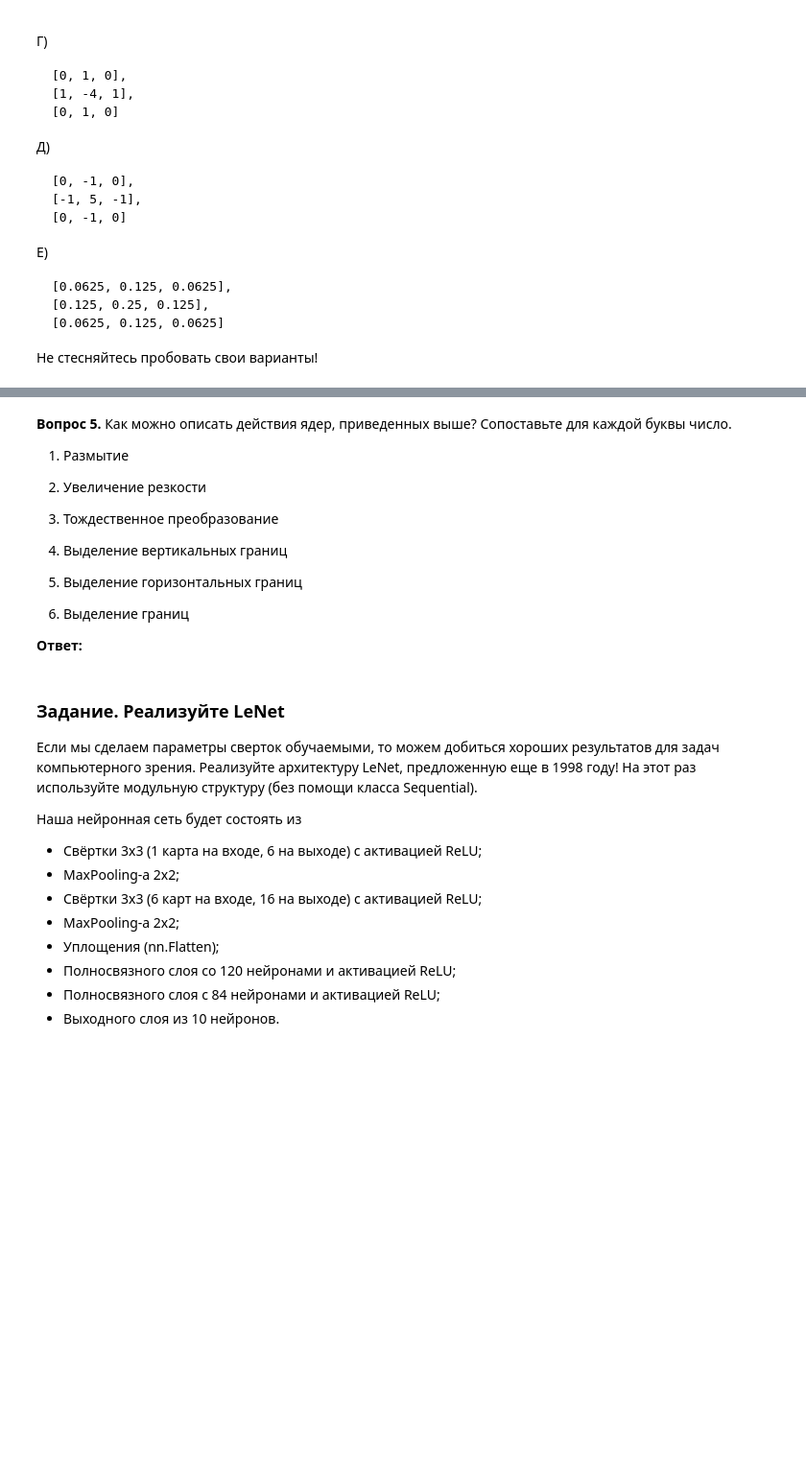
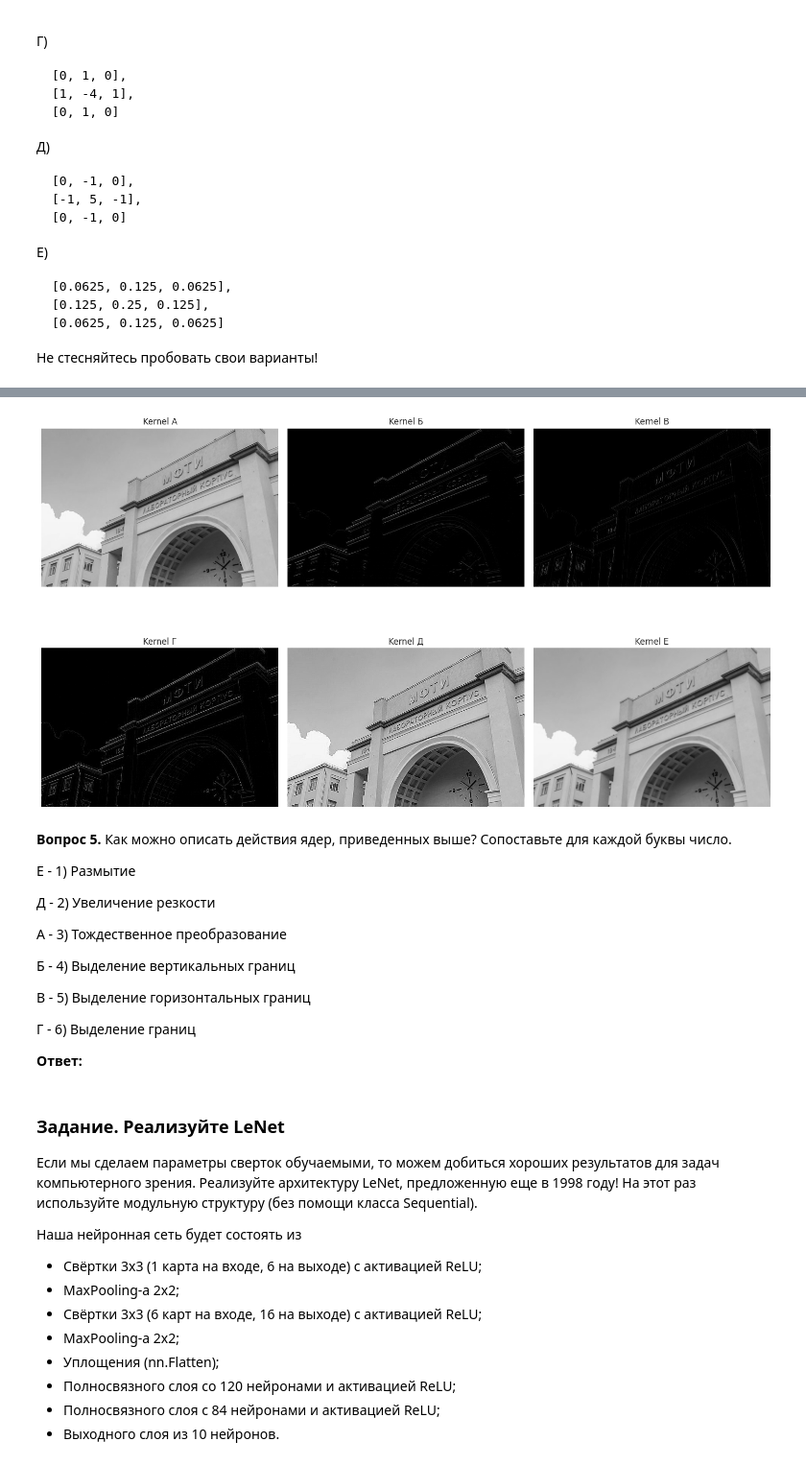
Before and after one commit to ryybiinana1/HW_Ml_course, a Jupyter notebook: week_05_convolutional_nets/Homework/hw_4_conv_cnn.ipynb, the cells around one changed output, grey strips where cells are left out. Shown at 96% size. Drawn from its saved outputs; the diff is of its cells as text; code cells hidden in the pictures; blank space fills up the shorter version.

```diff
--- a/week_05_convolutional_nets/Homework/hw_4_conv_cnn.ipynb
+++ b/week_05_convolutional_nets/Homework/hw_4_conv_cnn.ipynb
@@ -631,10 +644,19 @@ conv_5 = np.array([[0, -1, 0], [-1, 5, -1], [0, -1, 0]]) # Д
 conv_6 = np.array([[0.0625, 0.125, 0.0625], [0.125, 0.25, 0.125], [0.0625, 0.125, 0.0625]]) # E
 # %%
 img_t = torch.from_numpy(RGB_img).type(torch.float32).unsqueeze(0)
-kernel = torch.tensor(conv_6).reshape(1, 1, 3, 3).type(torch.float32)
+kernels = [
+    torch.tensor(conv_1).reshape(1, 1, 3, 3).type(torch.float32).repeat(3, 3, 1, 1),  # A
+    torch.tensor(conv_2).reshape(1, 1, 3, 3).type(torch.float32).repeat(3, 3, 1, 1),  # Б
+    torch.tensor(conv_3).reshape(1, 1, 3, 3).type(torch.float32).repeat(3, 3, 1, 1),  # В
+    torch.tensor(conv_4).reshape(1, 1, 3, 3).type(torch.float32).repeat(3, 3, 1, 1),  # Г
+    torch.tensor(conv_5).reshape(1, 1, 3, 3).type(torch.float32).repeat(3, 3, 1, 1),  # Д
+    torch.tensor(conv_6).reshape(1, 1, 3, 3).type(torch.float32).repeat(3, 3, 1, 1)  # E
+]
 
-kernel = kernel.repeat(3, 3, 1, 1)
 img_t = img_t.permute(0, 3, 1, 2)  # [BS, H, W, C] -> [BS, C, H, W]
 img_t = nn.ReflectionPad2d(1)(img_t)  # Pad Image for same output size
 
-result = F.conv2d(img_t, kernel)[0]  #
+results = []
+for kernel in kernels:
+    result = F.conv2d(img_t, kernel)[0]
+    results.append(result)
@@ -654,6 +663,14 @@ result = F.conv2d(img_t, kernel)[0]  #
-# %%
-plt.figure(figsize=(12, 8))
-result_np = result.permute(1, 2, 0).numpy() / 256 / 3
-
-plt.imshow(result_np)
-plt.show()
+# %%
+kernel_names = ["A", "Б", "В", "Г", "Д", "E"]
+
+
+fig, axes = plt.subplots(2, 3, figsize=(15, 10))
+for i, ax in enumerate(axes.flat):
+    result_np = results[i].permute(1, 2, 0).numpy()/ 256 / 3  # Преобразуем в (H, W, C)
+    ax.imshow(result_np)  # Отображаем в градациях серого
+    ax.set_title(f"Kernel {kernel_names[i]}")
+    ax.axis("off")
+
+plt.tight_layout()
+plt.show()
+# %% [output]
@@ -660,17 +681,18 @@ plt.show()
+[figure, added]
 # %% [markdown]
 **Вопрос 5.** Как можно описать действия ядер, приведенных выше? Сопоставьте для каждой буквы число.
 
-1) Размытие
+E - 1) Размытие
 
-2) Увеличение резкости
+Д - 2) Увеличение резкости
 
-3) Тождественное преобразование
+А - 3) Тождественное преобразование
 
-4) Выделение вертикальных границ
+Б - 4) Выделение вертикальных границ
 
-5) Выделение горизонтальных границ
+В - 5) Выделение горизонтальных границ
 
-6) Выделение границ
+Г - 6) Выделение границ
 
 **Ответ:**
 # %% [markdown]
```
Also changed, not shown: parts of 4 cells of this notebook.
